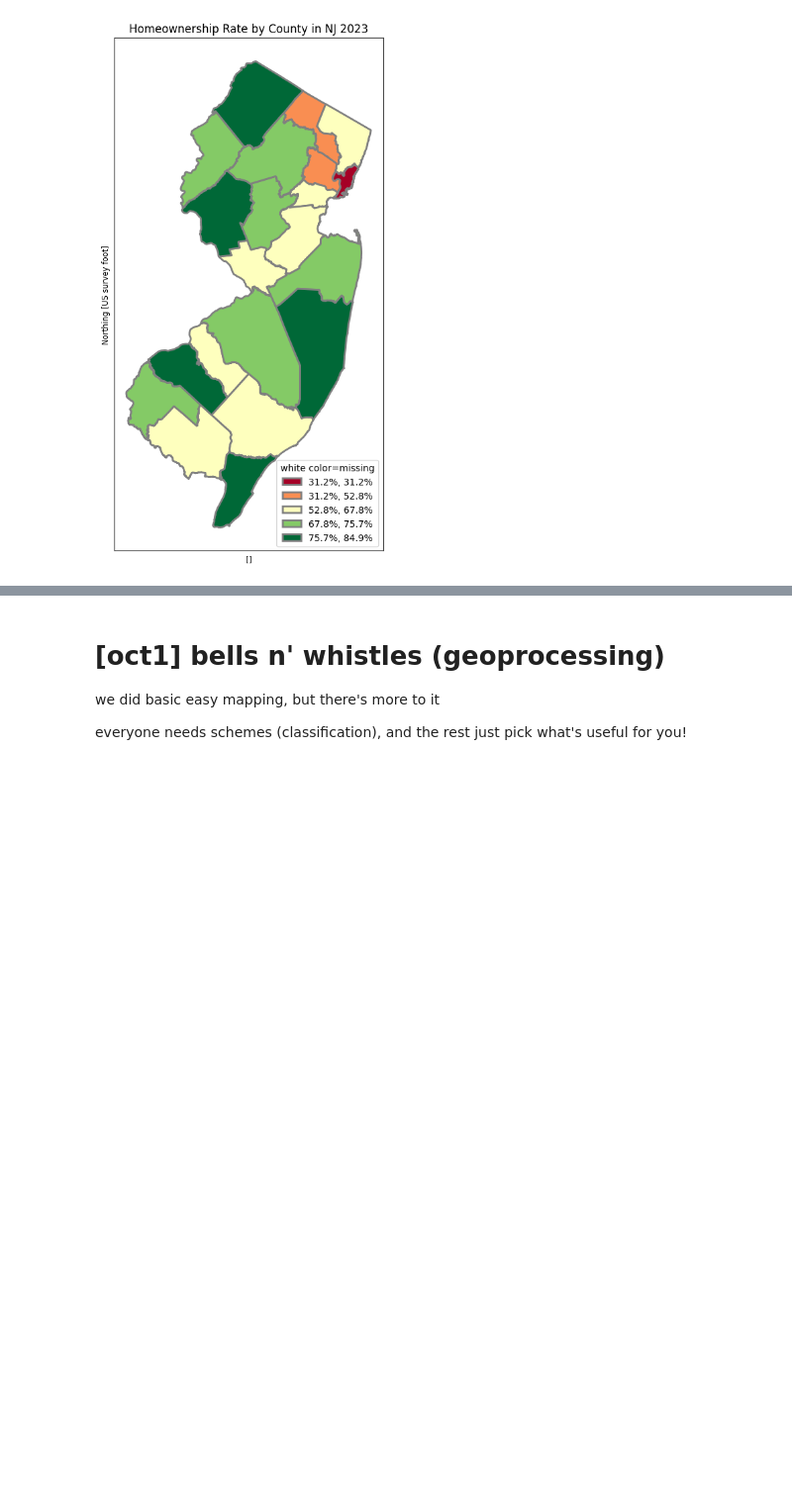
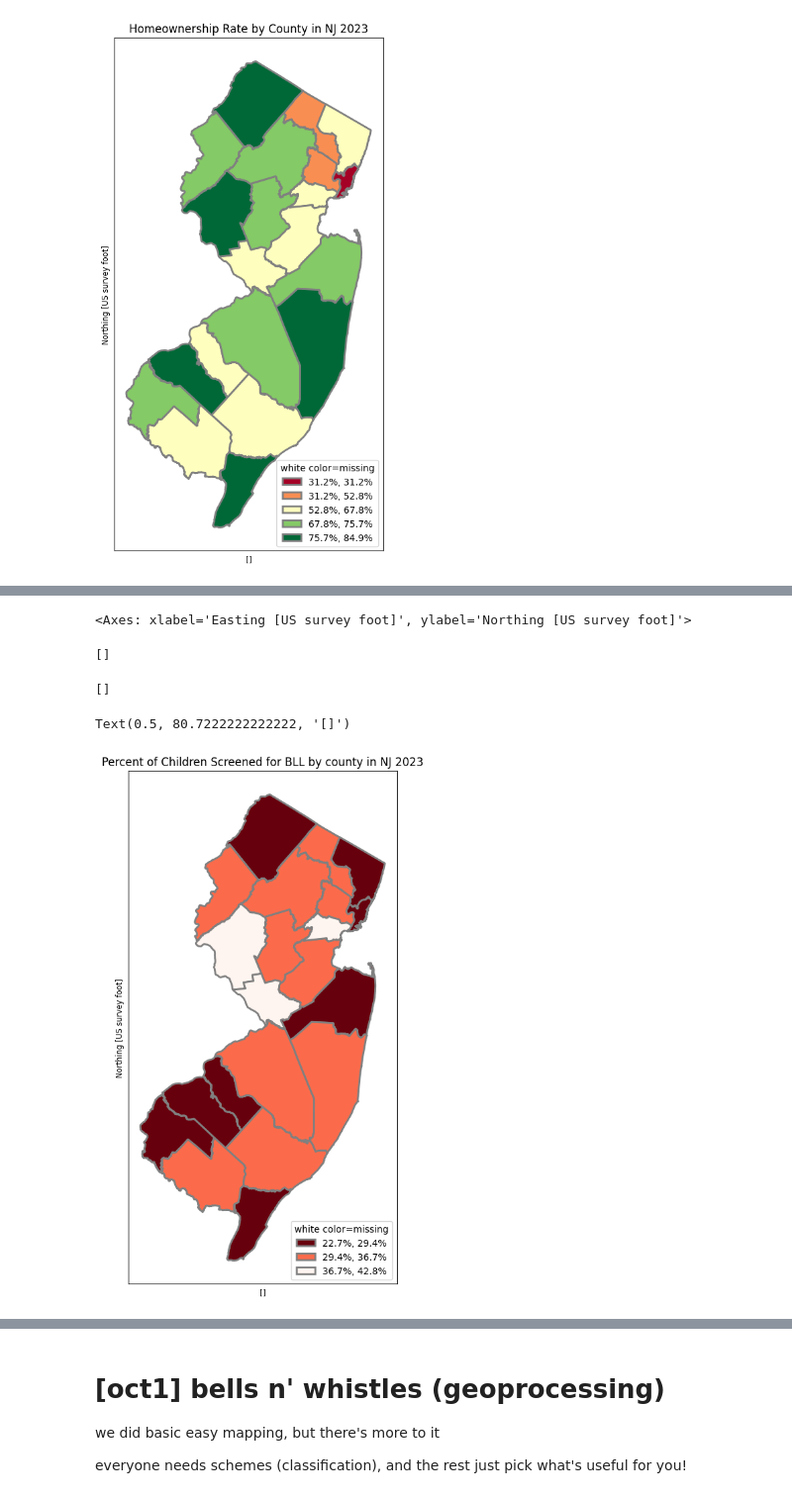
Before and after one commit to Kristina-RUC/datamana, a Jupyter notebook: map.ipynb, the cells around one changed output, grey strips where cells are left out. Shown at 99% size. Saved outputs shown, nothing was run; the diff lists cells and outputs as text; code cells hidden in the pictures; blank space fills up the shorter version.

```diff
--- a/map.ipynb
+++ b/map.ipynb
@@ -1301,0 +1344,17 @@ Text(0.5, 80.7222222222222, '[]')
+# %%
+fig, ax = plt.subplots(1, figsize=(6,10))
+nj2023bll26.plot(ax=ax,column='PCT SCREENED',legend=True,cmap='Reds_r',
+          scheme='natural_breaks',k=3, edgecolor='grey',linewidth=2,
+          legend_kwds= {"fmt": "{:.1f}%",'loc':'lower right','markerscale':1.4})
+leg1 = ax.get_legend()
+leg1.set_title('''white color=missing''')
+ax.title.set_text("Percent of Children Screened for BLL by county in NJ 2023")
+ax.set_xticks([]) #kills xticks
+ax.set_yticks([]) #kills xticks
+ax.set_xlabel([]) #kills xticks
+# %% [output]
+<Axes: xlabel='Easting [US survey foot]', ylabel='Northing [US survey foot]'>
+[]
+[]
+Text(0.5, 80.7222222222222, '[]')
+[figure, added]
```
Also changed, not shown: parts of 8 cells of this notebook.
